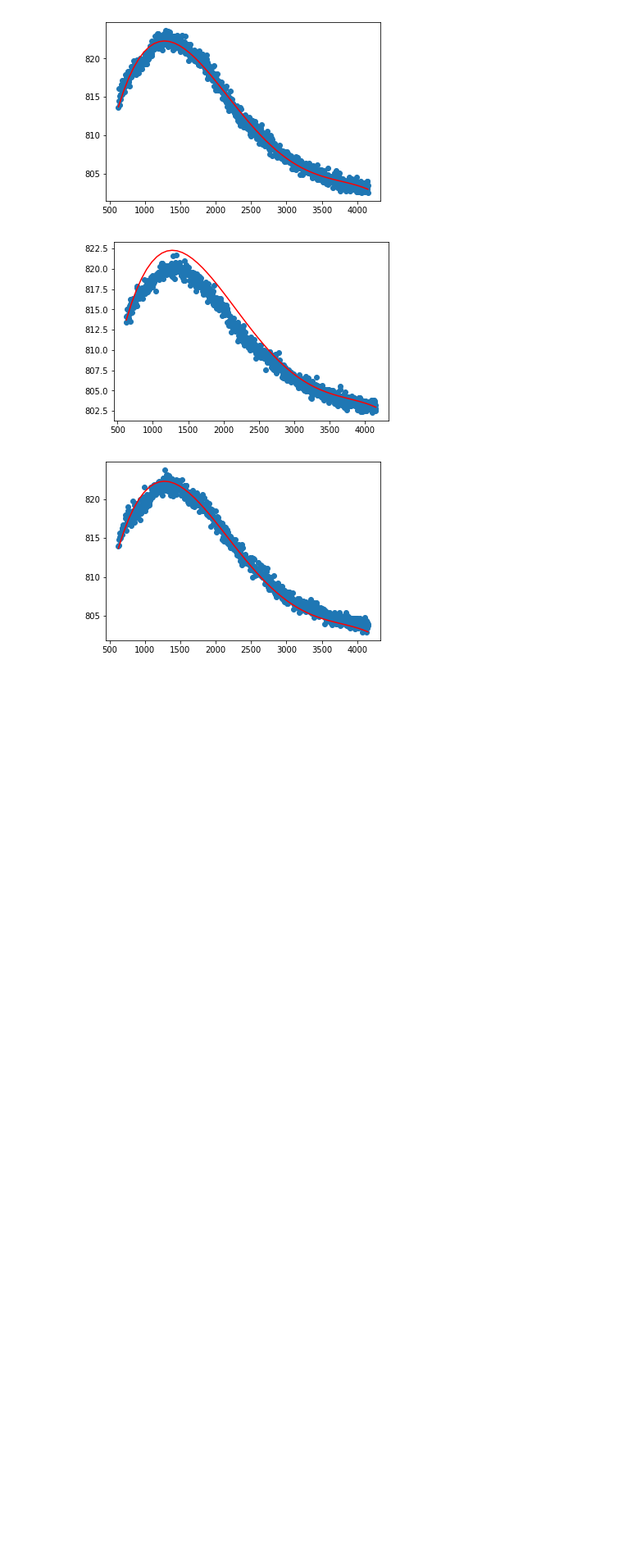
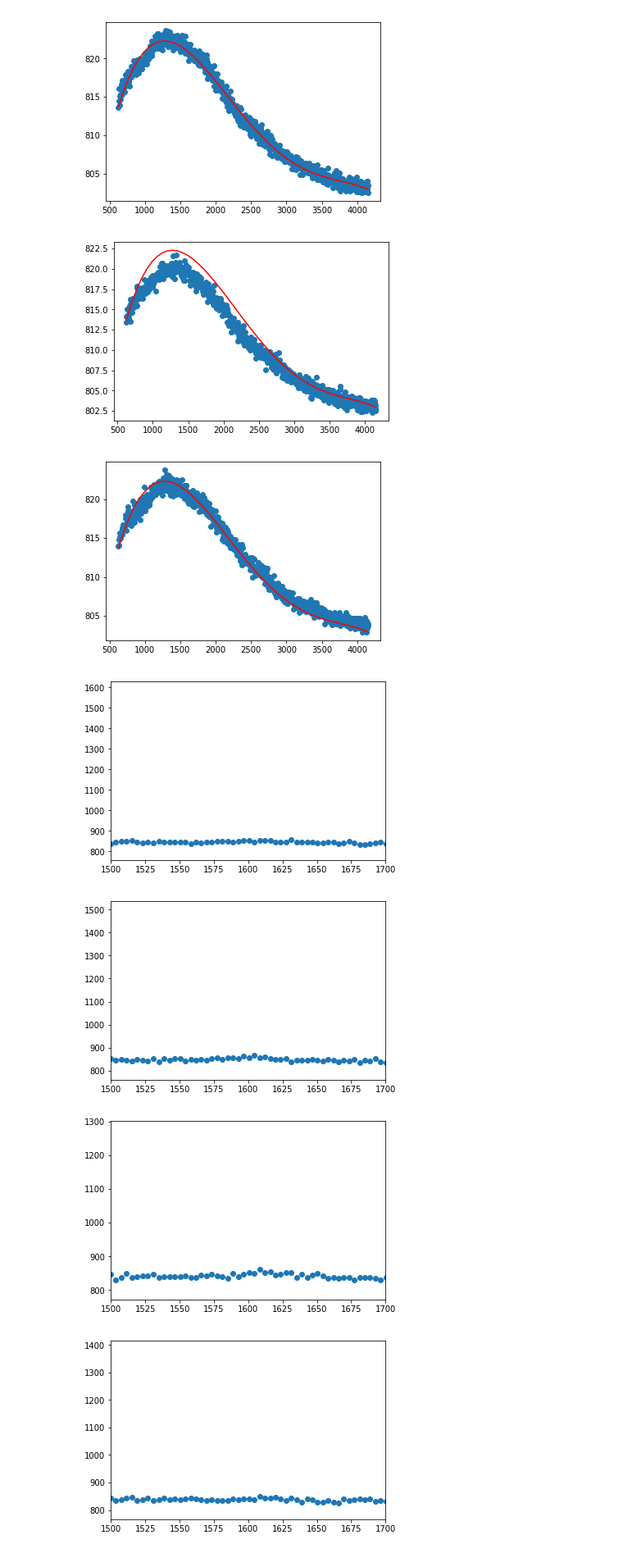
Before and after one commit to alexanderbarrett/Graphene, a Jupyter notebook: initial.ipynb, the cells around one changed output. Shown: that part at 82% size. Cells and saved outputs as stored; diff of their text form; code cells hidden in the pictures; blank space fills up the shorter version.

```diff
--- a/initial.ipynb
+++ b/initial.ipynb
@@ -245,3 +251,35 @@ plt.show()
 # plt.figure(4)
 # sns.heatmap(height_2D, linewidth=0.5)
 # plt.show()
+# %%
+# load image scan data (takes about 2 min 40 sec)
+
+path = 'C:\\Users\\abarrett.BNL\\Data\\2018.06.12\\ACS_3-5_layer_Gr_Cu\\88um\\'
+yfile = path + '1 Scan_003_Spec.Data 1_F (Y-Axis).txt'
+xfile = path + '1 Scan_003_Spec.Data 1_F (X-Axis).txt'
+
+import numpy as np
+
+# parameters
+pxl_count = 150 ** 2
+
+# load data
+x = np.loadtxt(xfile)
+y_temp = np.loadtxt(yfile)
+
+# y is a list of length pxl_count, each element of the list is a numpy array
+# of the spectrum of one pixel
+y = np.split(y_temp, pxl_count)
+# %%
+import pylab as py
+
+for i in range(10):
+    plt.figure(i)
+    py.scatter(x, y[i * 1200 + 50])
+    py.xlim(1500, 1700)
+    py.show()
+# %% [output]
+[figure, added]
+[figure, added]
+[figure, added]
+[figure, added]
```
Also changed, not shown: parts of 2 cells of this notebook.
